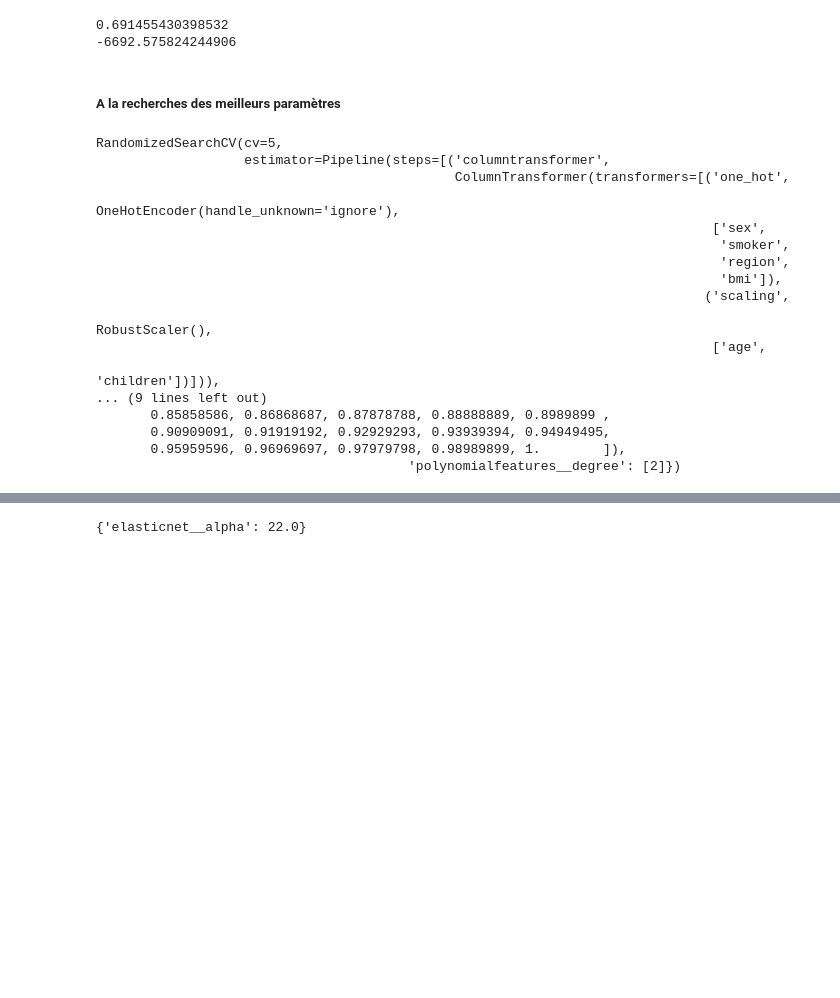
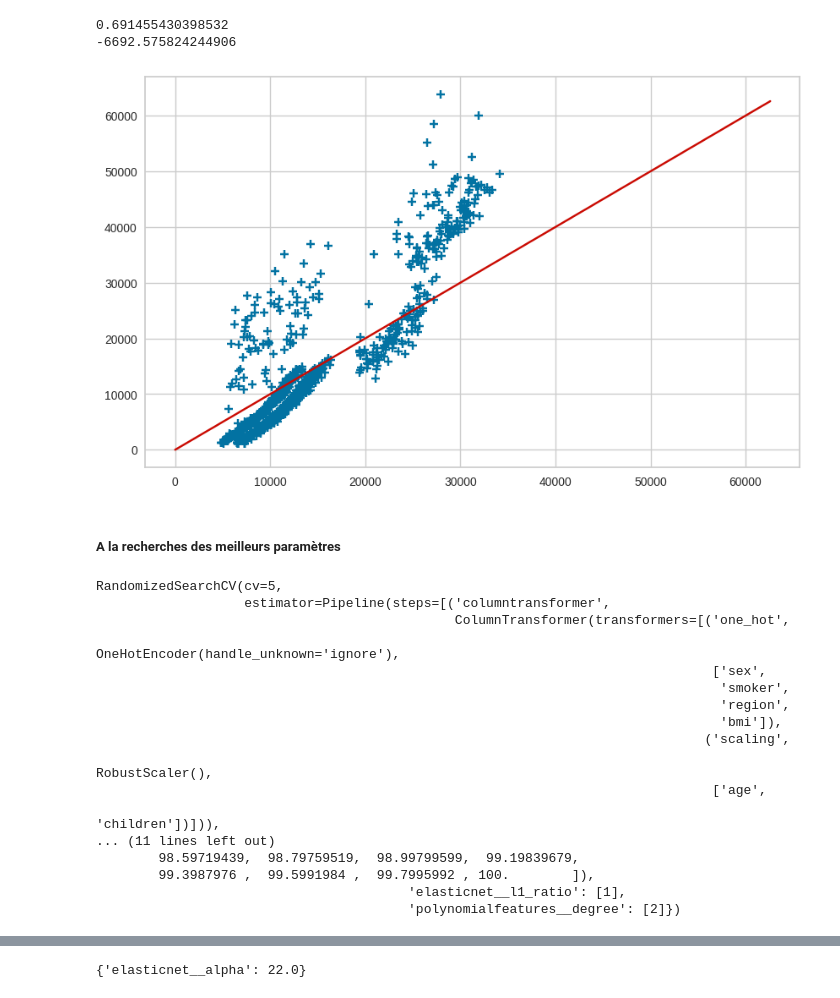
Before and after one commit to JynMoriarty/Assurance, a Jupyter notebook: modelisation.ipynb, the cells around one changed output, grey strips where cells are left out. Drawn from its saved outputs; the diff is of its cells as text; code cells hidden in the pictures; blank space fills up the shorter version.

```diff
--- a/modelisation.ipynb
+++ b/modelisation.ipynb
@@ -140,11 +147,20 @@ print(eN_cross['test_neg_root_mean_squared_error'].mean())
 # %% [output]
 0.691455430398532
 -6692.575824244906
+# %%
+y_predi = eN_pipeline.predict(X_train)
+# %%
+plt.subplots(figsize=(10, 6))
+plt.scatter(y_predi,y_train,marker="+",s=50)
+plt.plot(np.arange(max(y_test.values)), np.arange(max(y_test.values)), '-', color='r')
+plt.show()
+# %% [output]
+[figure, added]
 # %% [markdown]
 ##### A la recherches des meilleurs paramètres
 # %%
 
-elastic_params = {"elasticnet__alpha" : np.linspace(0,100,500),'elasticnet__l1_ratio':np.linspace(0,1,100),'polynomialfeatures__degree': [2]}
+elastic_params = {"elasticnet__alpha" : np.linspace(0,100,500),'elasticnet__l1_ratio': [1],'polynomialfeatures__degree': [2]}
 random_elastic = RandomizedSearchCV(eN_pipeline,elastic_params,cv=5,n_iter=100)
 random_elastic.fit(X_train,y_train)
 # %% [output]
@@ -160,10 +176,10 @@ RandomizedSearchCV(cv=5,
                                                                                RobustScaler(),
                                                                                ['age',
                                                                                 'children'])])),
-... (9 lines left out)
-       0.85858586, 0.86868687, 0.87878788, 0.88888889, 0.8989899 ,
-       0.90909091, 0.91919192, 0.92929293, 0.93939394, 0.94949495,
-       0.95959596, 0.96969697, 0.97979798, 0.98989899, 1.        ]),
+... (11 lines left out)
+        98.59719439,  98.79759519,  98.99799599,  99.19839679,
+        99.3987976 ,  99.5991984 ,  99.7995992 , 100.        ]),
+                                        'elasticnet__l1_ratio': [1],
                                         'polynomialfeatures__degree': [2]})
 # %%
 random_elastic.best_params_
```
Also changed, not shown: parts of 19 cells of this notebook, 2 other files.
